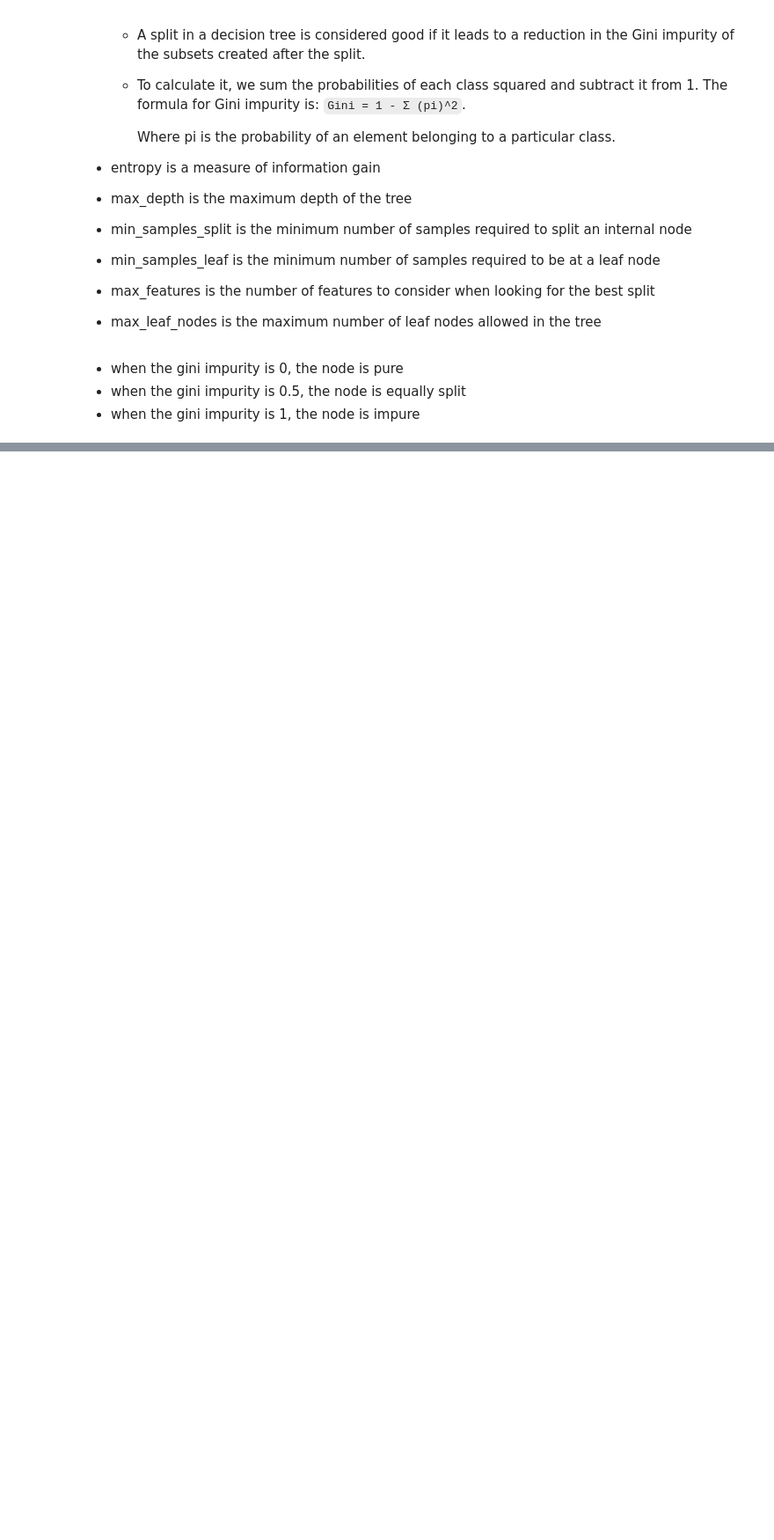
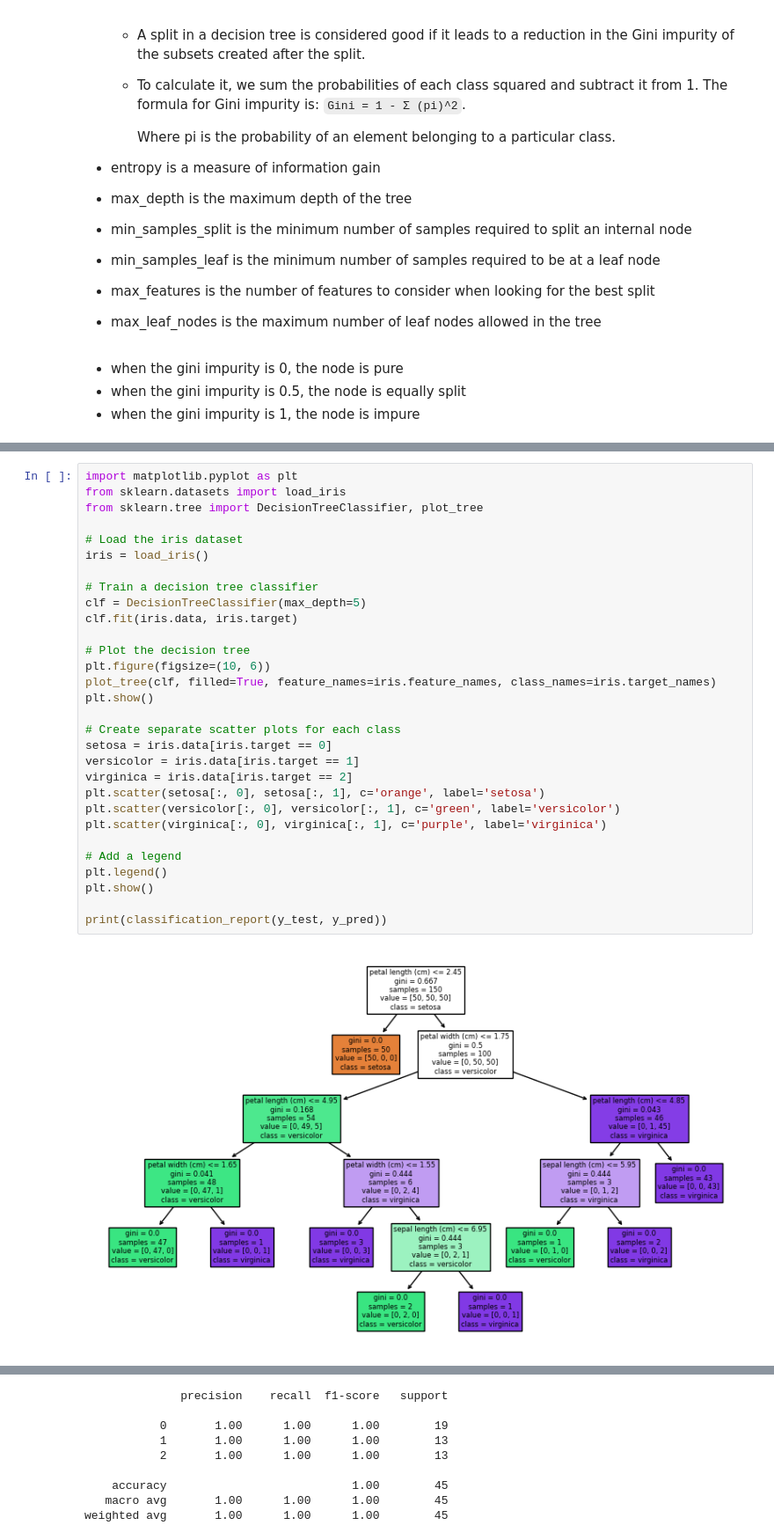
Before and after one commit to tgvp/Machine-Learning, a Jupyter notebook: src/decision_tree.ipynb, the cells around one changed output, grey strips where cells are left out. Shown at 88% size. Drawn from its saved outputs; the diff is of its cells as text; blank space fills up the shorter version.

```diff
--- a/src/decision_tree.ipynb
+++ b/src/decision_tree.ipynb
@@ -94,0 +138,32 @@ display(graph)
+# %%
+import matplotlib.pyplot as plt
+from sklearn.datasets import load_iris
+from sklearn.tree import DecisionTreeClassifier, plot_tree
+
+# Load the iris dataset
+iris = load_iris()
+
+# Train a decision tree classifier
+clf = DecisionTreeClassifier(max_depth=5)
+clf.fit(iris.data, iris.target)
+
+# Plot the decision tree
+plt.figure(figsize=(10, 6))
+plot_tree(clf, filled=True, feature_names=iris.feature_names, class_names=iris.target_names)
+plt.show()
+
+# Create separate scatter plots for each class
+setosa = iris.data[iris.target == 0]
+versicolor = iris.data[iris.target == 1]
+virginica = iris.data[iris.target == 2]
+plt.scatter(setosa[:, 0], setosa[:, 1], c='orange', label='setosa')
+plt.scatter(versicolor[:, 0], versicolor[:, 1], c='green', label='versicolor')
+plt.scatter(virginica[:, 0], virginica[:, 1], c='purple', label='virginica')
+
+# Add a legend
+plt.legend()
+plt.show()
+
+print(classification_report(y_test, y_pred))
+# %% [output]
+[figure, added]
@@ -94,0 +171,9 @@ display(graph)
+              precision    recall  f1-score   support
+
+           0       1.00      1.00      1.00        19
+           1       1.00      1.00      1.00        13
+           2       1.00      1.00      1.00        13
+
+    accuracy                           1.00        45
+   macro avg       1.00      1.00      1.00        45
+weighted avg       1.00      1.00      1.00        45
```
Also changed, not shown: parts of 6 cells of this notebook.
